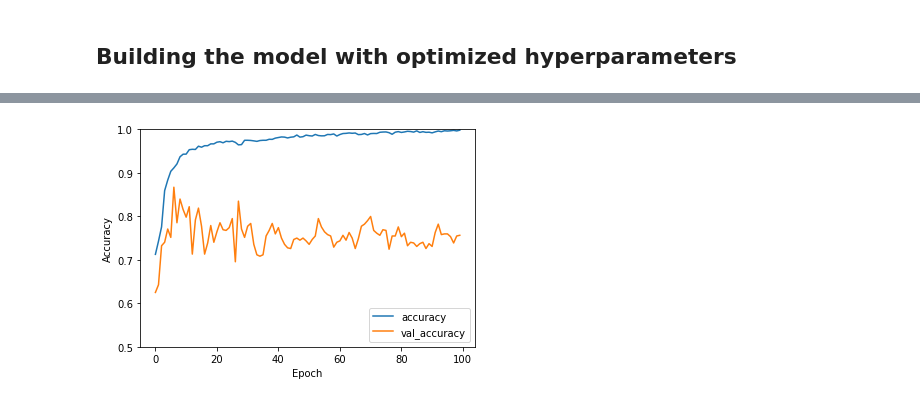
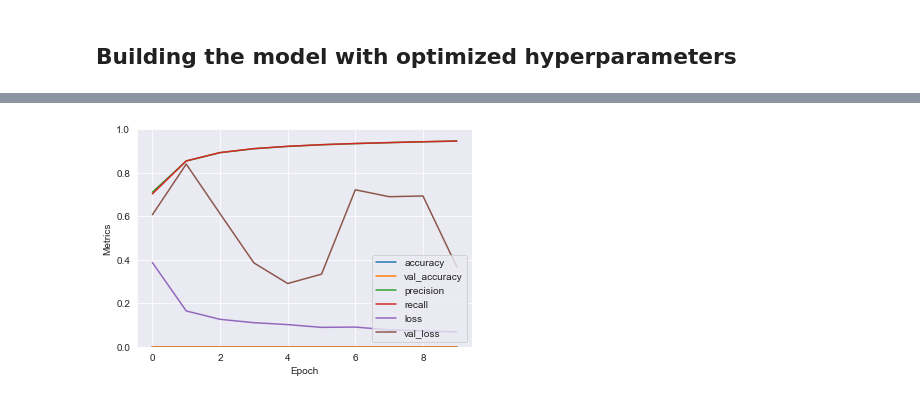
Before and after one commit to goha789/Pneumonia_Classification, a Jupyter notebook: Pneumonia_Classification_Momo.ipynb, the cells around one changed output, grey strips where cells are left out. Cells and saved outputs as stored; diff of their text form; code cells hidden in the pictures.

```diff
--- a/Pneumonia_Classification_Momo.ipynb
+++ b/Pneumonia_Classification_Momo.ipynb
@@ -112,0 +249,8 @@ Name: label, dtype: int64
+# %%
+sns.set_style('darkgrid')
+f, ax = plt.subplots(1,2, figsize=(15,5))
+ax[0].set_title('Before')
+sns.countplot(ax=ax[0], x= old_train_y)
+ax[1].set_title('After')
+sns.countplot(ax=ax[1], x= train_y)
+plt.show()
@@ -226,3 +276,7 @@ testing labels strings:  ['NORMAL' 'PNEUMONIA']
+# %%
+train_X = np.array(train_X) / 255.
+val_X = np.array(val_X) / 255.
+test_X = np.array(test_X) / 255.
 # %% [markdown]
 ## One-Hot Encoding
 # %%
@@ -396,9 +429,9 @@ Best trial:
 # %%
 clear_session()
 model = Sequential()
-model.add(Conv2D(6, (3, 3), strides=(1,1), activation='relu', input_shape=(50, 50, 3)))
+model.add(Conv2D(6, (3, 3), strides=(1,1), activation='relu', input_shape=(img_size, img_size, 3)))
 model.add(MaxPooling2D((2, 2)))
-model.add(Conv2D(16, (5, 5), strides=(1,1), activation='relu'))
+model.add(Conv2D(30, (5, 5), strides=(1,1), activation='relu'))
 model.add(MaxPooling2D((2, 2)))
 model.add(Flatten())
 model.add(Dropout(0.2))
@@ -428,17 +475,26 @@ _________________________________________________________________
 # %%
-BATCHSIZE = 1000
-EPOCHS = 100
+BATCHSIZE = 32
+EPOCHS = 10
+
+my_loss = tf.keras.losses.BinaryCrossentropy()
+accuracy = tf.keras.metrics.Accuracy()
+recall = tf.keras.metrics.Recall()
+precision = tf.keras.metrics.Precision()
+adam = Adam(lr = 0.0001)
+es = EarlyStopping(patience=5)
+
 model.compile(
-        loss="binary_crossentropy", optimizer='adam', metrics=['accuracy',"Recall","Precision"]
+        loss=my_loss, optimizer=adam, metrics=[accuracy, recall, precision]
     )
 
 history = model.fit(
         train_X,
         train_y,
-        validation_data=(test_X, test_y),
+        validation_data=(val_X, val_y),
         shuffle=True,
         batch_size=BATCHSIZE,
         epochs=EPOCHS,
+        callbacks = [es],
         verbose=1,
         )
 # %% [output]
@@ -462,10 +518,12 @@ Epoch 100/100
 # %%
 plt.plot(history.history['accuracy'], label='accuracy')
 plt.plot(history.history['val_accuracy'], label = 'val_accuracy')
+plt.plot(history.history['precision'], label= 'precision')
+plt.plot(history.history['recall'], label='recall')
+plt.plot(history.history['loss'], label='loss')
+plt.plot(history.history['val_loss'], label='val_loss')
 plt.xlabel('Epoch')
-plt.ylabel('Accuracy')
-plt.ylim([0.5, 1])
+plt.ylabel('Metrics')
+plt.ylim([0, 1])
 plt.legend(loc='lower right')
-
-test_loss, test_acc, test_recall, test_precision = model.evaluate(test_X,  test_y, verbose=2)
 # %% [output]
@@ -473 +531 @@ test_loss, test_acc, test_recall, test_precision = model.evaluate(test_X,  test_
-[figure, old version]
+[figure, new version]
```
Also changed, not shown: parts of 45 cells of this notebook, 3 other files.
